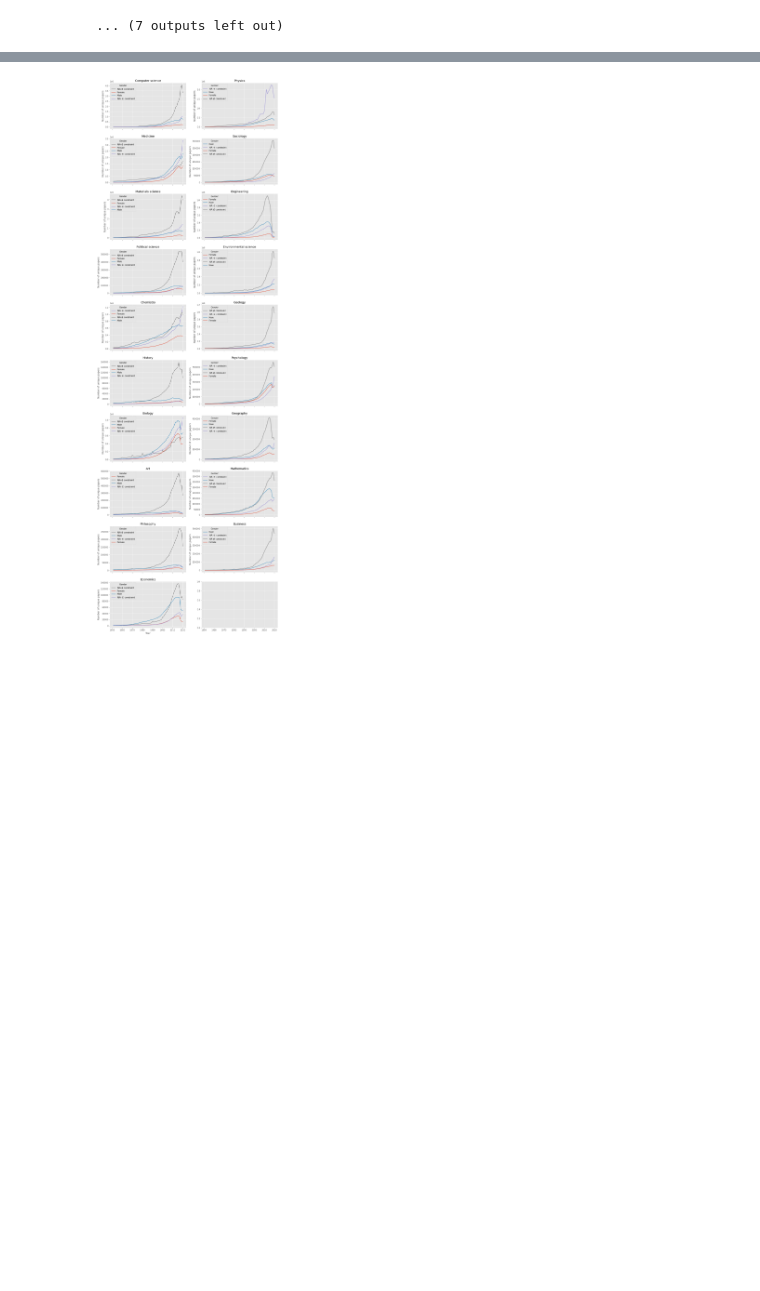
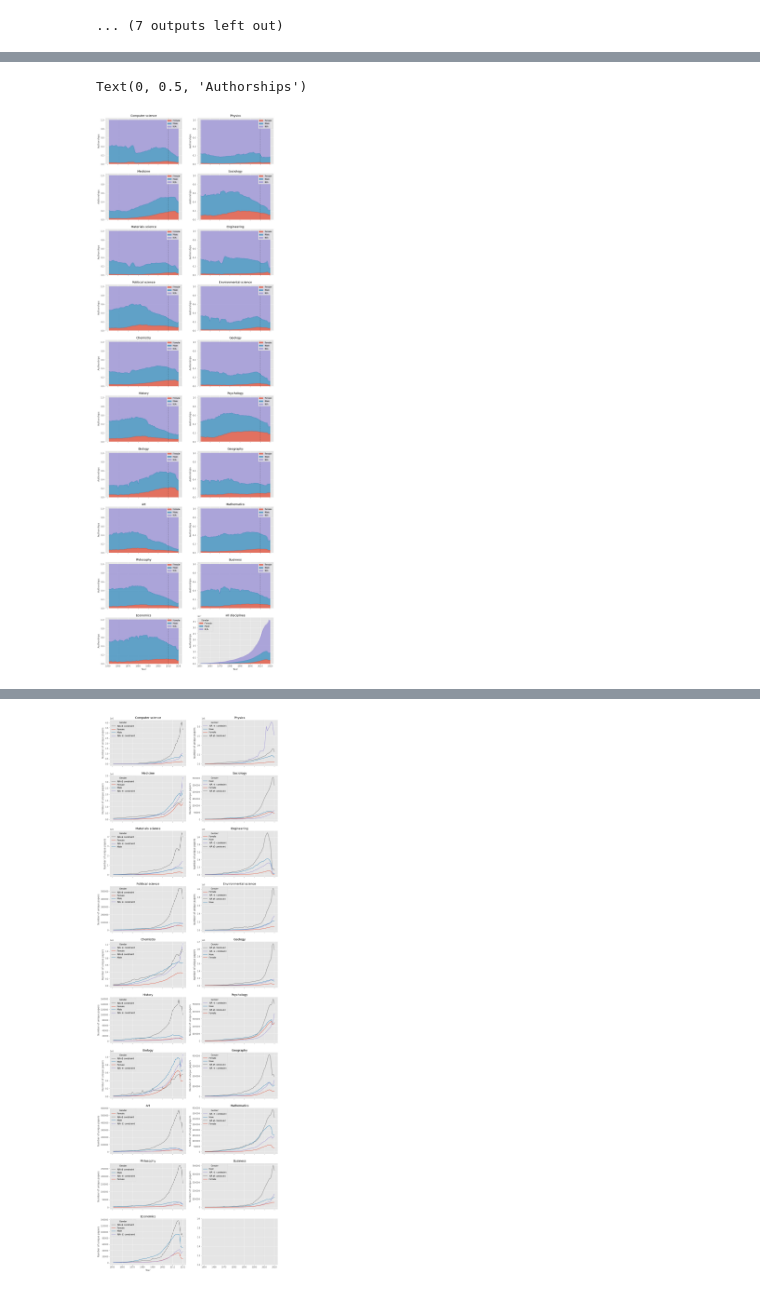
Before and after one commit to buschbirk/CentralityFairness, a Jupyter notebook: MAG analysis notebook.ipynb, the cells around one changed output, grey strips where cells are left out. Drawn from its saved outputs; the diff is of its cells as text; code cells hidden in the pictures; blank space fills up the shorter version.

```diff
--- a/MAG analysis notebook.ipynb
+++ b/MAG analysis notebook.ipynb
@@ -266,0 +321,42 @@ Text(0, 0.5, 'Authorships')
+# %%
+idx = 0
+fig, axs = plt.subplots(nrows=10, ncols=2, figsize=(15,50), sharex=True)
+axs = list(axs.flatten())
+
+
+for record in fos_df.to_dict('records'):
+
+    filtered_data = filtered[filtered.FieldOfStudyId==record['FieldOfStudyId']]
+    # filtered_data = filtered_data[filtered_data.Year > 1975]
+    filtered_pivot = filtered_data.pivot(index='Year', columns='Gender ', values='Authorships')
+
+    filtered_pivot['Total'] = filtered_pivot['Female'] +  filtered_pivot['Male'] +  filtered_pivot['N/A']
+
+    filtered_pivot['Female'] = filtered_pivot['Female'] / filtered_pivot['Total']
+    filtered_pivot['Male'] = filtered_pivot['Male'] / filtered_pivot['Total']
+    filtered_pivot['N/A'] = filtered_pivot['N/A'] / filtered_pivot['Total']
+
+    del filtered_pivot['Total']
+
+    filtered_pivot.plot.area(stacked=True, ax=axs[idx], alpha=0.75)
+    axs[idx].set_title(record['DisplayName'])
+    axs[idx].set_ylabel('Authorships')
+
+    axs[idx].legend(loc='upper right')
+
+    axs[idx].axvline(2010, color='black', ls='--', alpha=0.3)
+
+    idx += 1
+
+
+
+# add ALL
+
+filtered_pivot = filtered.groupby(['Year', 'Gender ']).sum().reset_index()\
+.pivot(index='Year', columns='Gender ', values='Authorships')
+filtered_pivot.plot.area(stacked=True, ax=axs[idx], alpha=0.75)
+axs[idx].set_title('All disciplines')
+axs[idx].set_ylabel('Authorships')
+# %% [output]
+Text(0, 0.5, 'Authorships')
+[figure, added]
```
Also changed, not shown: parts of 10 cells of this notebook, 5 other files.
